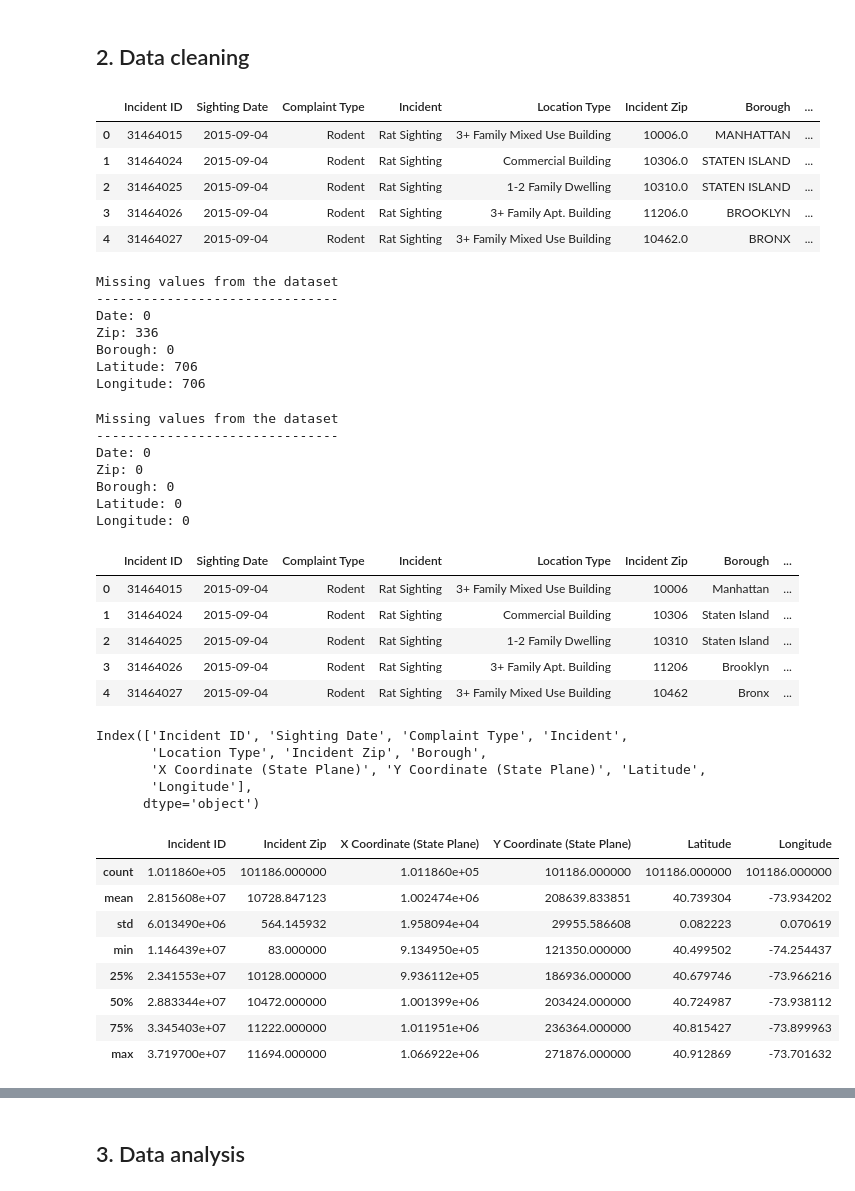
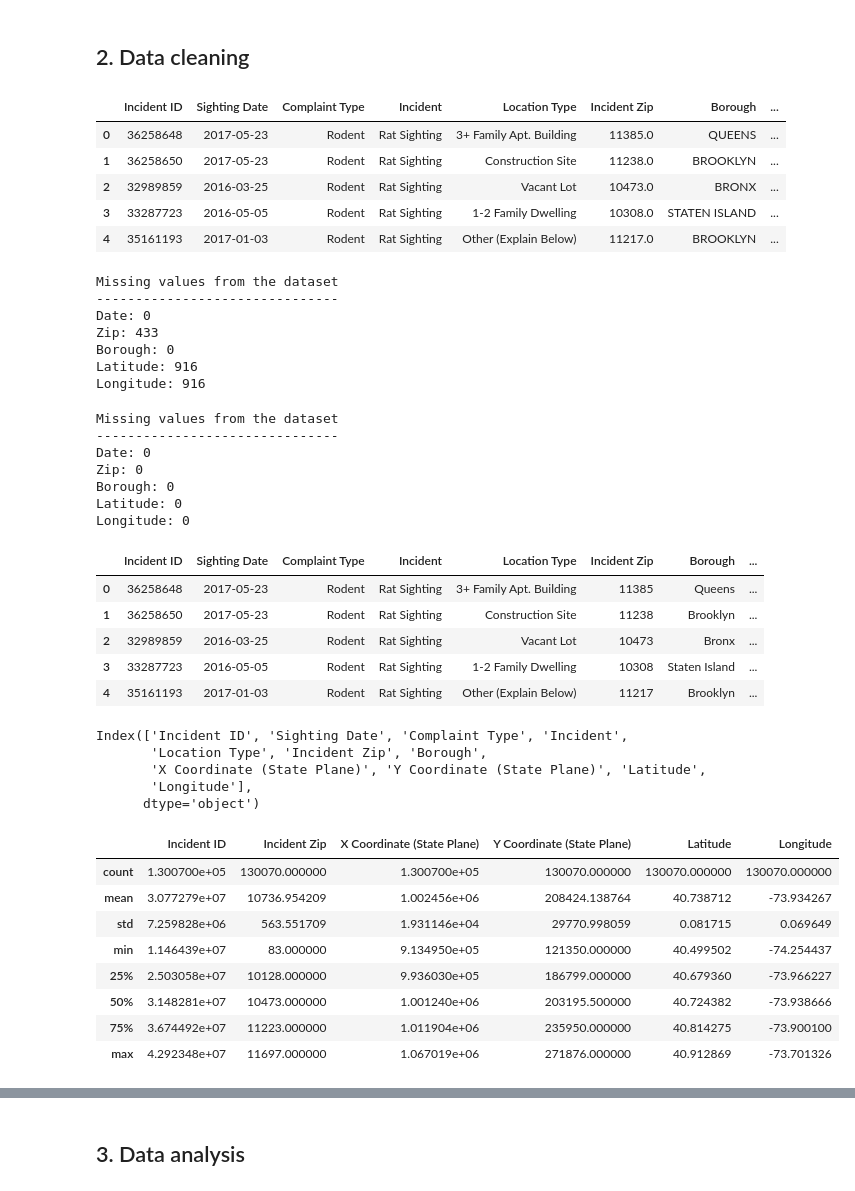
Before and after one commit to tiroger/nyc_rats, a Jupyter notebook: nyc_rat_sightings.ipynb, the cells around one changed output, grey strips where cells are left out. Saved outputs shown, nothing was run; the diff lists cells and outputs as text; code cells hidden in the pictures.

```diff
--- a/nyc_rat_sightings.ipynb
+++ b/nyc_rat_sightings.ipynb
@@ -14,7 +18,7 @@ import warnings
 warnings.filterwarnings('ignore')
 # %%
 # Initial exploration of dataset
-rat_data = pd.read_csv('resources/Rat_Sightings.csv')
+rat_data = pd.read_csv('Resources/Rat_Sightings.csv', low_memory=False)
 # %% [markdown]
 ## 1. Initial exploration of dataset
 # %%
@@ -110,17 +110,6 @@ rat_data = rat_data.drop(['Closed Date',
                          'Community Board',
                          'Park Facility Name',
                          'Park Borough',
-                         'School Name',
-                         'School Number',
-                         'School Region',
-                         'School Code',
-                         'School Phone Number',
-                         'School Address',
-                         'School City',
-                         'School State',
-                         'School Zip',
-                         'School Not Found',
-                         'School or Citywide Complaint',
                          'Vehicle Type',
                          'Taxi Company Borough',
                          'Taxi Pick Up Location',
@@ -128,9 +117,6 @@ rat_data = rat_data.drop(['Closed Date',
                          'Bridge Highway Direction',
                          'Road Ramp',
                          'Bridge Highway Segment',
-                         'Garage Lot Name',
-                         'Ferry Direction',
-                         'Ferry Terminal Name',
                          'City',
                          'Location',
                          'Agency Name'],
@@ -144,11 +130,11 @@ rat_data.rename(columns={'Unique Key': 'Incident ID',
 rat_data.head()
 # %% [output]
 |  | Incident ID | Sighting Date | Complaint Type | Incident | Location Type | Incident Zip | Borough | ... |
-| 0 | 31464015 | 2015-09-04 | Rodent | Rat Sighting | 3+ Family Mixed Use Building | 10006.0 | MANHATTAN | ... |
-| 1 | 31464024 | 2015-09-04 | Rodent | Rat Sighting | Commercial Building | 10306.0 | STATEN ISLAND | ... |
-| 2 | 31464025 | 2015-09-04 | Rodent | Rat Sighting | 1-2 Family Dwelling | 10310.0 | STATEN ISLAND | ... |
-| 3 | 31464026 | 2015-09-04 | Rodent | Rat Sighting | 3+ Family Apt. Building | 11206.0 | BROOKLYN | ... |
-| 4 | 31464027 | 2015-09-04 | Rodent | Rat Sighting | 3+ Family Mixed Use Building | 10462.0 | BRONX | ... |
+| 0 | 36258648 | 2017-05-23 | Rodent | Rat Sighting | 3+ Family Apt. Building | 11385.0 | QUEENS | ... |
+| 1 | 36258650 | 2017-05-23 | Rodent | Rat Sighting | Construction Site | 11238.0 | BROOKLYN | ... |
+| 2 | 32989859 | 2016-03-25 | Rodent | Rat Sighting | Vacant Lot | 10473.0 | BRONX | ... |
+| 3 | 33287723 | 2016-05-05 | Rodent | Rat Sighting | 1-2 Family Dwelling | 10308.0 | STATEN ISLAND | ... |
+| 4 | 35161193 | 2017-01-03 | Rodent | Rat Sighting | Other (Explain Below) | 11217.0 | BROOKLYN | ... |
 # %%
 # Finding missing values in columns of interest
 
@@ -169,12 +155,12 @@ print(f'Longitude: {missing_longitude}')
 Missing values from the dataset
 -------------------------------
 Date: 0
-Zip: 336
+Zip: 433
 Borough: 0
-Latitude: 706
-Longitude: 706
+Latitude: 916
+Longitude: 916
 # %%
 # Since we're interested in location data, we'll drop rows with missing values
-clean_rat_data = rat_data.dropna()
+complete_rat_data = rat_data.dropna()
 # %%
 # Confirming dropping of rows with missing values
@@ -203,17 +189,17 @@ Longitude: 0
 # Reformatting borough names
 # Reformattiing zip column
 
-clean_rat_data['Borough'] = clean_rat_data['Borough'].str.lower()
-clean_rat_data['Borough'] = clean_rat_data['Borough'].str.title()
+complete_rat_data['Borough'] = complete_rat_data['Borough'].str.lower()
+complete_rat_data['Borough'] = complete_rat_data['Borough'].str.title()
 
-clean_rat_data['Incident Zip'] = clean_rat_data['Incident Zip'].round(0).astype(int)
+complete_rat_data['Incident Zip'] = complete_rat_data['Incident Zip'].round(0).astype(int)
 
-clean_rat_data.head()
+complete_rat_data.head()
 # %% [output]
 |  | Incident ID | Sighting Date | Complaint Type | Incident | Location Type | Incident Zip | Borough | ... |
-| 0 | 31464015 | 2015-09-04 | Rodent | Rat Sighting | 3+ Family Mixed Use Building | 10006 | Manhattan | ... |
-| 1 | 31464024 | 2015-09-04 | Rodent | Rat Sighting | Commercial Building | 10306 | Staten Island | ... |
-| 2 | 31464025 | 2015-09-04 | Rodent | Rat Sighting | 1-2 Family Dwelling | 10310 | Staten Island | ... |
-| 3 | 31464026 | 2015-09-04 | Rodent | Rat Sighting | 3+ Family Apt. Building | 11206 | Brooklyn | ... |
-| 4 | 31464027 | 2015-09-04 | Rodent | Rat Sighting | 3+ Family Mixed Use Building | 10462 | Bronx | ... |
+| 0 | 36258648 | 2017-05-23 | Rodent | Rat Sighting | 3+ Family Apt. Building | 11385 | Queens | ... |
+| 1 | 36258650 | 2017-05-23 | Rodent | Rat Sighting | Construction Site | 11238 | Brooklyn | ... |
+| 2 | 32989859 | 2016-03-25 | Rodent | Rat Sighting | Vacant Lot | 10473 | Bronx | ... |
+| 3 | 33287723 | 2016-05-05 | Rodent | Rat Sighting | 1-2 Family Dwelling | 10308 | Staten Island | ... |
+| 4 | 35161193 | 2017-01-03 | Rodent | Rat Sighting | Other (Explain Below) | 11217 | Brooklyn | ... |
 # %%
@@ -226,17 +212,17 @@ Index(['Incident ID', 'Sighting Date', 'Complaint Type', 'Incident',
       dtype='object')
 # %%
 # Analyzing cleaned dataset
-clean_rat_data.describe()
+complete_rat_data.describe()
 # %% [output]
 |  | Incident ID | Incident Zip | X Coordinate (State Plane) | Y Coordinate (State Plane) | Latitude | Longitude |
-| count | 1.011860e+05 | 101186.000000 | 1.011860e+05 | 101186.000000 | 101186.000000 | 101186.000000 |
-| mean | 2.815608e+07 | 10728.847123 | 1.002474e+06 | 208639.833851 | 40.739304 | -73.934202 |
-| std | 6.013490e+06 | 564.145932 | 1.958094e+04 | 29955.586608 | 0.082223 | 0.070619 |
+| count | 1.300700e+05 | 130070.000000 | 1.300700e+05 | 130070.000000 | 130070.000000 | 130070.000000 |
+| mean | 3.077279e+07 | 10736.954209 | 1.002456e+06 | 208424.138764 | 40.738712 | -73.934267 |
+| std | 7.259828e+06 | 563.551709 | 1.931146e+04 | 29770.998059 | 0.081715 | 0.069649 |
 | min | 1.146439e+07 | 83.000000 | 9.134950e+05 | 121350.000000 | 40.499502 | -74.254437 |
-| 25% | 2.341553e+07 | 10128.000000 | 9.936112e+05 | 186936.000000 | 40.679746 | -73.966216 |
-| 50% | 2.883344e+07 | 10472.000000 | 1.001399e+06 | 203424.000000 | 40.724987 | -73.938112 |
-| 75% | 3.345403e+07 | 11222.000000 | 1.011951e+06 | 236364.000000 | 40.815427 | -73.899963 |
-| max | 3.719700e+07 | 11694.000000 | 1.066922e+06 | 271876.000000 | 40.912869 | -73.701632 |
+| 25% | 2.503058e+07 | 10128.000000 | 9.936030e+05 | 186799.000000 | 40.679360 | -73.966227 |
+| 50% | 3.148281e+07 | 10473.000000 | 1.001240e+06 | 203195.500000 | 40.724382 | -73.938666 |
+| 75% | 3.674492e+07 | 11223.000000 | 1.011904e+06 | 235950.000000 | 40.814275 | -73.900100 |
+| max | 4.292348e+07 | 11697.000000 | 1.067019e+06 | 271876.000000 | 40.912869 | -73.701326 |
 # %%
 # We can see that the zip column has one incorrectly formatted entry with a value of 83
 # Since we don't know which zip code it refers to, we'll drop those rows
```
Also changed, not shown: parts of 39 cells of this notebook, 18 other files.
